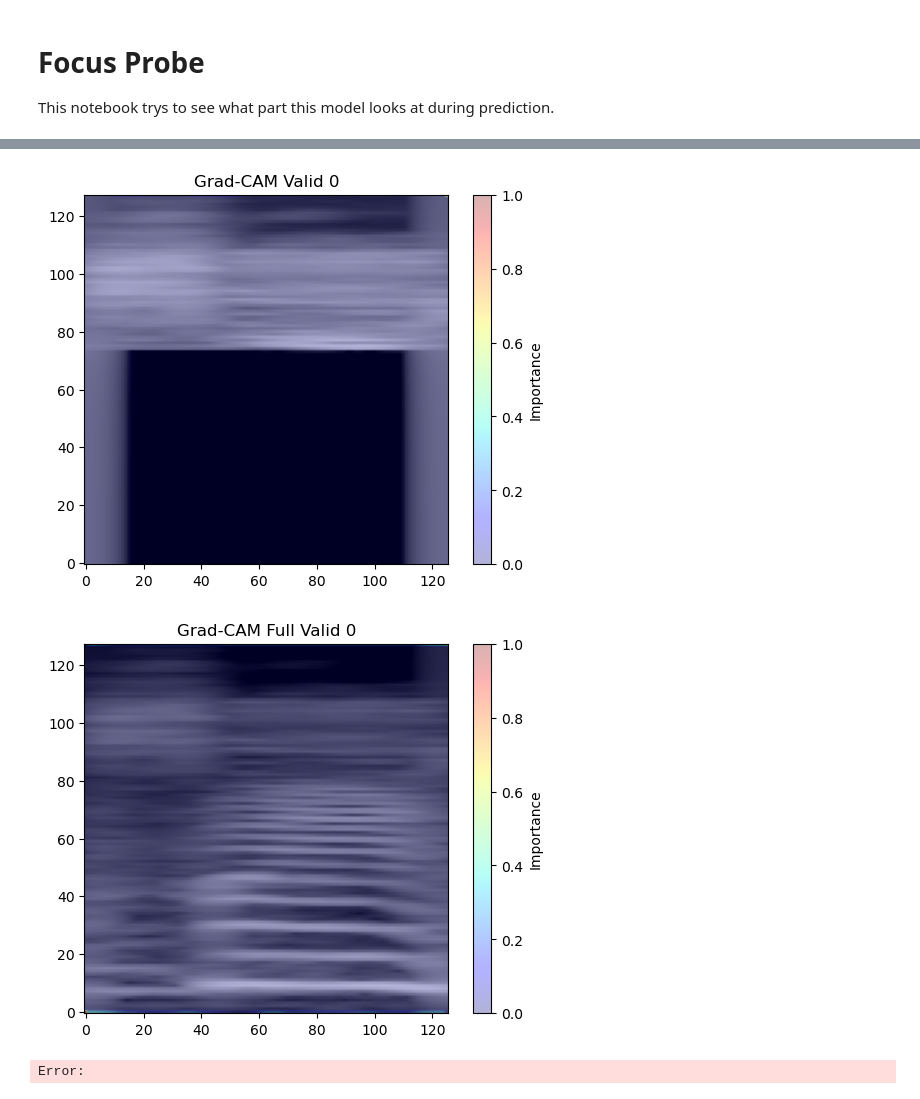
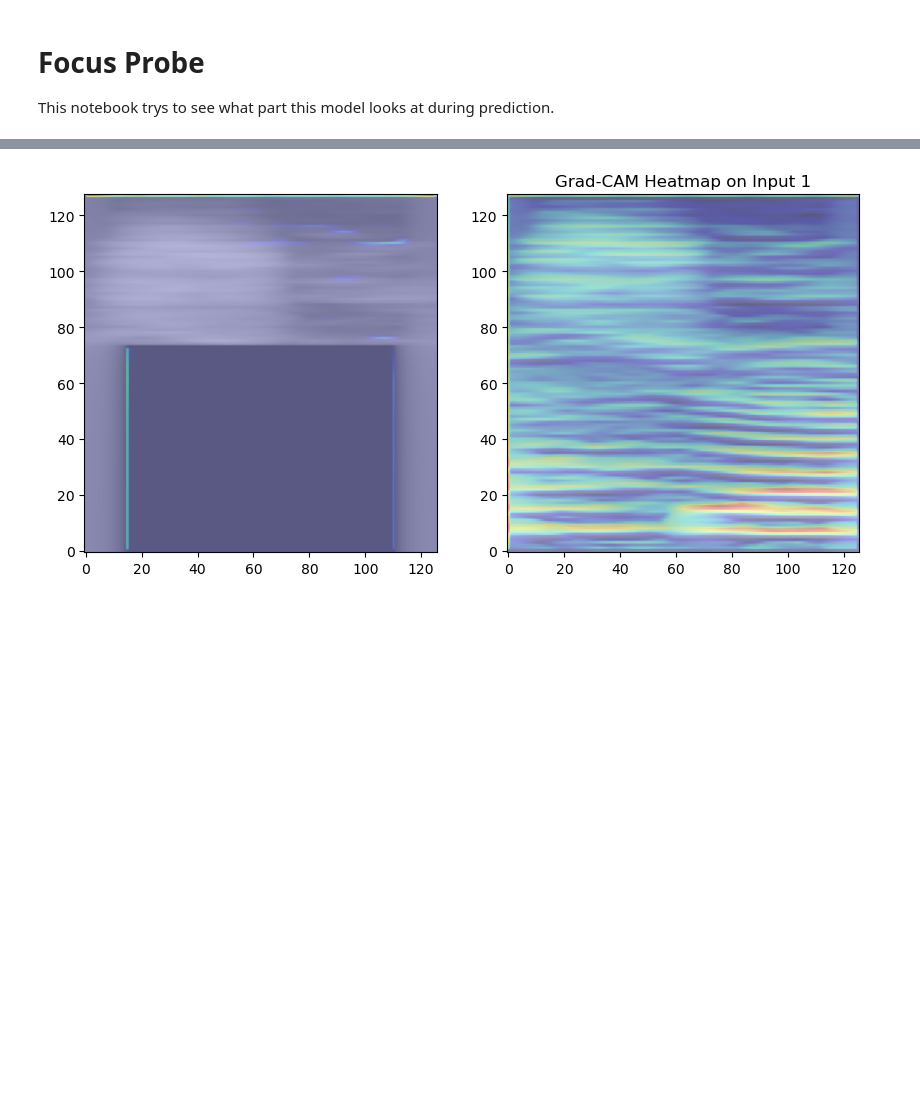
Before and after one commit to Frankalexej/proslearn_22, a Jupyter notebook: A_3_focus_prob.ipynb, the cells around one changed output, grey strips where cells are left out. Saved outputs shown, nothing was run; the diff lists cells and outputs as text; code cells hidden in the pictures; blank space fills up the shorter version.

```diff
--- a/A_3_focus_prob.ipynb
+++ b/A_3_focus_prob.ipynb
@@ -111,10 +131,10 @@ full_valid_cache = SubsetCache(max_cache_size=configs["max_cache_size_valid"], d
 mylist = ["1", "2", "3", "4"]
 mymap = TokenMap(mylist)
 # %%
-epoch = 100
+epoch = 45
 # Load Model
 device = torch.device('cuda' if torch.cuda.is_available() else 'cpu')
-model = TwoConvNetwork()
+model = TwoConvNetwork(out_features=configs["output_dim"])
 model.to(device)
 
 model_path = os.path.join(model_save_dir_specific, f"{epoch}.pt")
@@ -167,6 +187,8 @@ full_valid_mel, full_valid_tag = full_valid_loader.dataset.dataset, full_valid_l
 # grad_cam_visualization(one_valid_mel, cam_valid, title=f"Grad-CAM Valid {one_valid_tag}")
 # grad_cam_visualization(one_full_valid_mel, cam_full_valid, title=f"Grad-CAM Full Valid {one_full_valid_tag}")
 # %%
+its, tsgs, cams = [], [], []
+
 # Get one randomly
 random_idx = np.random.randint(0, len(valid_mel))
 one_valid_mel, one_valid_tag = valid_loader.dataset.__getitem__(random_idx)
@@ -182,41 +204,46 @@ one_full_valid_mel = one_full_valid_mel.to(device)
 layer_idx = 0
 
 # Grad-CAM valid
 input_tensor = one_valid_mel
 target_layers = [model.conv[layer_idx]]
 targets = [ClassifierOutputTarget(one_valid_tag)]
 
-
 # Construct the CAM object once, and then re-use it on many images.
 with GradCAM(model=model, target_layers=target_layers) as cam:
-  # You can also pass aug_smooth=True and eigen_smooth=True, to apply smoothing.
+    # You can also pass aug_smooth=True and eigen_smooth=True, to apply smoothing.
     grayscale_cam = cam(input_tensor=input_tensor, targets=targets)
-  # In this example grayscale_cam has only one image in the batch:
+    # In this example grayscale_cam has only one image in the batch:
     grayscale_cam = grayscale_cam[0, :]
-#   visualization = show_cam_on_image(one_valid_mel[0, 0, :, :], grayscale_cam, use_rgb=False)
-    grad_cam_visualization(one_valid_mel, grayscale_cam, title=f"Grad-CAM Valid {one_valid_tag}")
-  # You can also get the model outputs without having to redo inference
-#   model_outputs = cam.outputs
+    # visualization = show_cam_on_image(one_valid_mel[0, 0, :, :], grayscale_cam, use_rgb=False)
+    # grad_cam_visualization(one_valid_mel, grayscale_cam, title=f"Grad-CAM Valid {one_valid_tag}")
+    its.append(input_tensor)
+    tsgs.append(one_valid_tag)
+    cams.append(grayscale_cam)
+    # You can also get the model outputs without having to redo inference
+    # model_outputs = cam.outputs
 
 
 # Grad-CAM valid
 input_tensor = one_full_valid_mel
 target_layers = [model.conv[layer_idx]]
 targets = [ClassifierOutputTarget(one_full_valid_tag)]
 
 
 # Construct the CAM object once, and then re-use it on many images.
 with GradCAM(model=model, target_layers=target_layers) as cam:
   # You can also pass aug_smooth=True and eigen_smooth=True, to apply smoothing.
     grayscale_cam = cam(input_tensor=input_tensor, targets=targets)
   # In this example grayscale_cam has only one image in the batch:
     grayscale_cam = grayscale_cam[0, :]
     # mel_rgb = generate_rgb_from_mel(one_valid_mel[0, 0, :, :].cpu().numpy())
     # visualization = show_cam_on_image(mel_rgb, grayscale_cam, use_rgb=True)
-    grad_cam_visualization(input_tensor, grayscale_cam, title=f"Grad-CAM Full Valid {one_full_valid_tag}")
+    # grad_cam_visualization(input_tensor, grayscale_cam, title=f"Grad-CAM Full Valid {one_full_valid_tag}")
+    its.append(input_tensor)
+    tsgs.append(one_valid_tag)
+    cams.append(grayscale_cam)
   # You can also get the model outputs without having to redo inference
 #   model_outputs = cam.outputs
+
+grad_cam_visualization_both(its, cams, title=f"Grad-CAM Heatmap on Input {one_valid_tag}")
 # %% [output]
-[figure, old version]
+[figure, new version]
-[figure, removed]
-Error:
```
Also changed, not shown: parts of 4 cells of this notebook, 5 other files.
